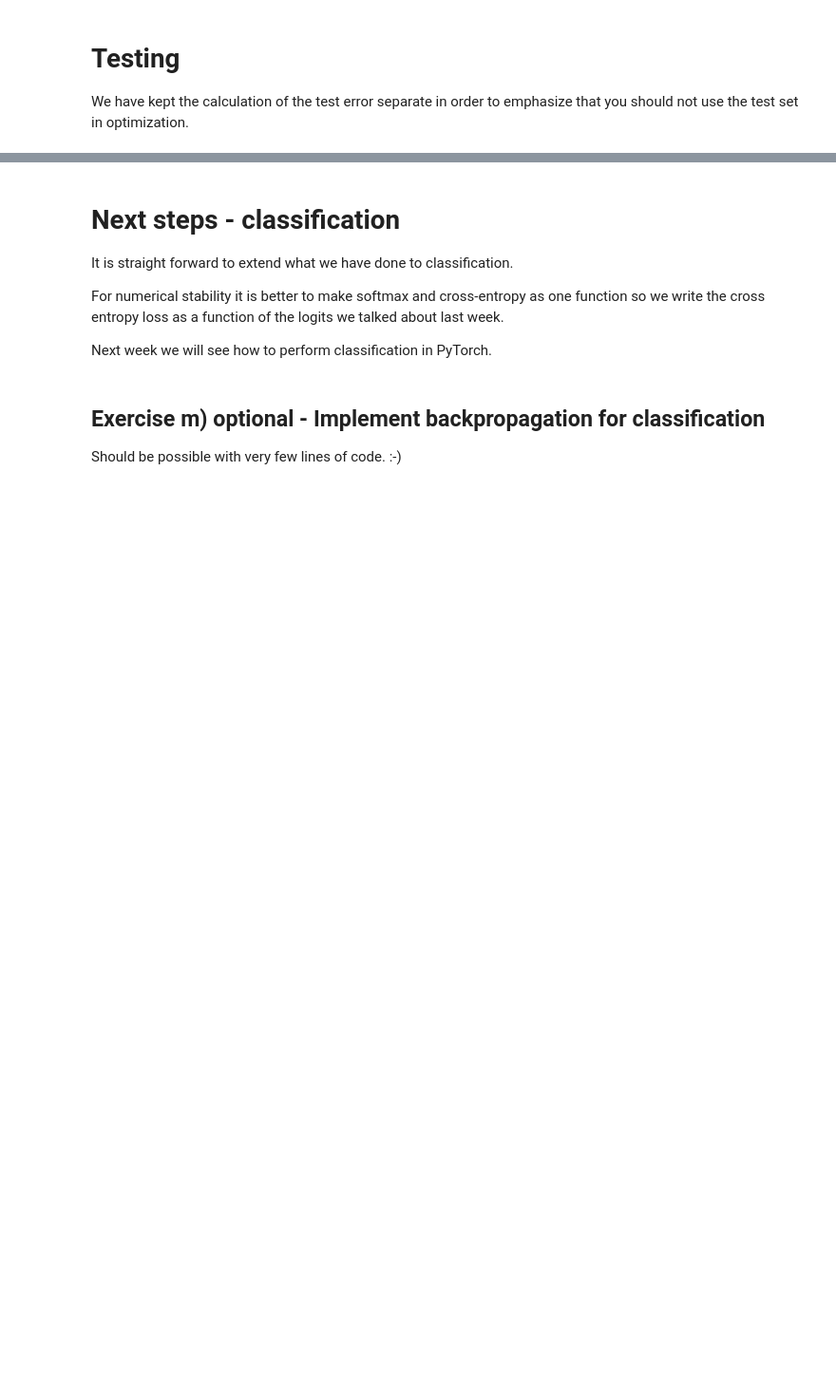
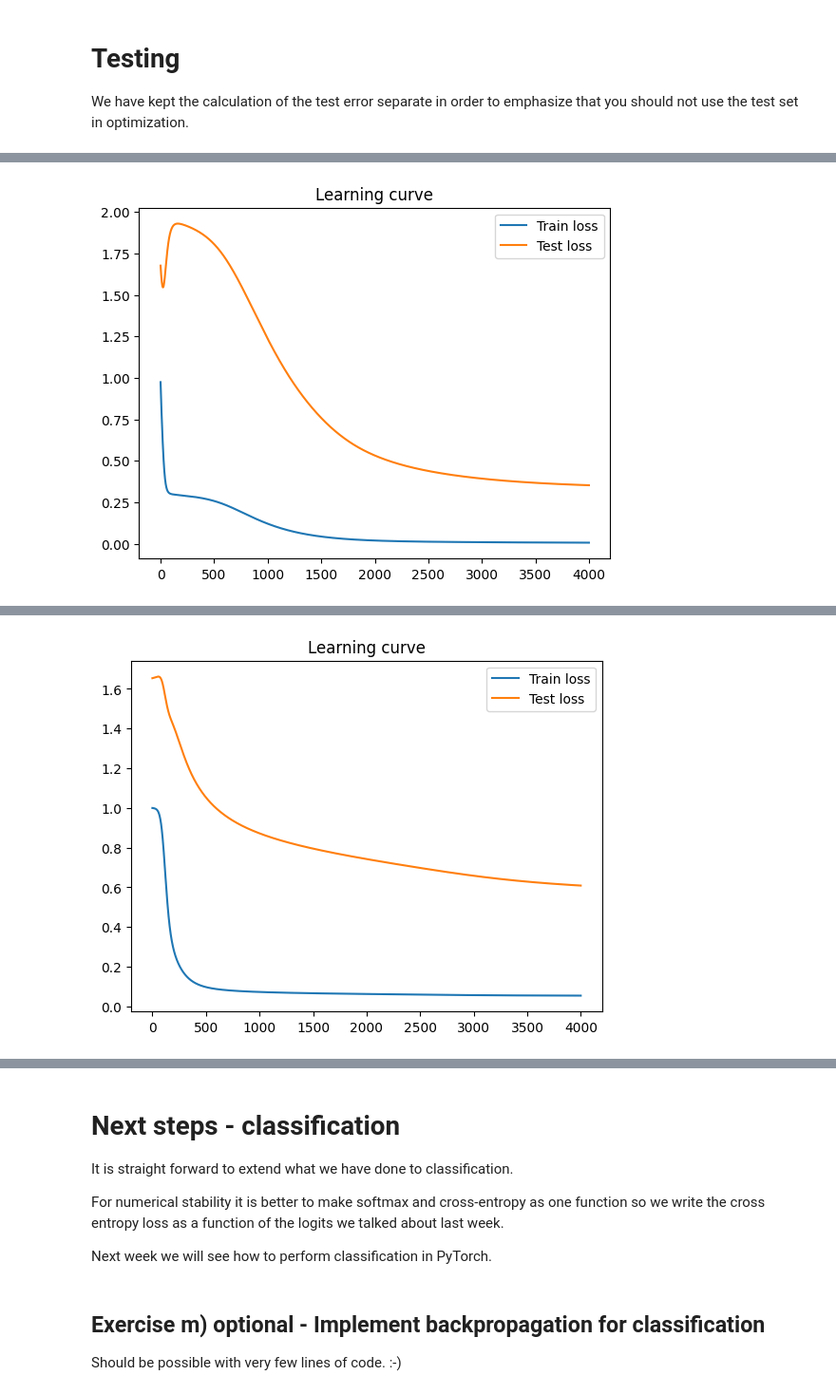
Before and after one commit to LaugeHermansen/02456-deep-learning-with-PyTorch, a Jupyter notebook: 2_Feedforward_Python/2.1-EXE-FNN-AutoDif-Nanograd.ipynb, the cells around one changed output, grey strips where cells are left out. Shown: that part at 95% size. Drawn from its saved outputs; the diff is of its cells as text; code cells hidden in the pictures; blank space fills up the shorter version.

```diff
--- a/2_Feedforward_Python/2.1-EXE-FNN-AutoDif-Nanograd.ipynb
+++ b/2_Feedforward_Python/2.1-EXE-FNN-AutoDif-Nanograd.ipynb
@@ -1038,0 +1087,4 @@ Training overfitting network
+# %%
+net3 = NeuralNetwork((input_dim, 8, output_dim))
+# %%
+train_model(net3,x_train, x_validation, y_train, y_validation, n_epochs=4000, learning_rate=LEARN_R, epochs_pr_print=200)
@@ -1038,0 +1112,4 @@ Training overfitting network
+# %%
+net4 = NeuralNetwork((input_dim, 5, output_dim), activation = "relu")
+# %%
+train_model(net4,x_train, x_validation, y_train, y_validation, n_epochs=2000, learning_rate=LEARN_R, epochs_pr_print=100)
@@ -1038,0 +1137,6 @@ Training overfitting network
+# %%
+evaluate_model(net1)
+evaluate_model(net2)
+evaluate_model(net3)
+evaluate_model(net4)
+# %% [output]
@@ -1038,0 +1145 @@ Training overfitting network
+[figure, added]
@@ -1038,0 +1148 @@ Training overfitting network
+[figure, added]
```
Also changed, not shown: parts of 20 cells of this notebook.
